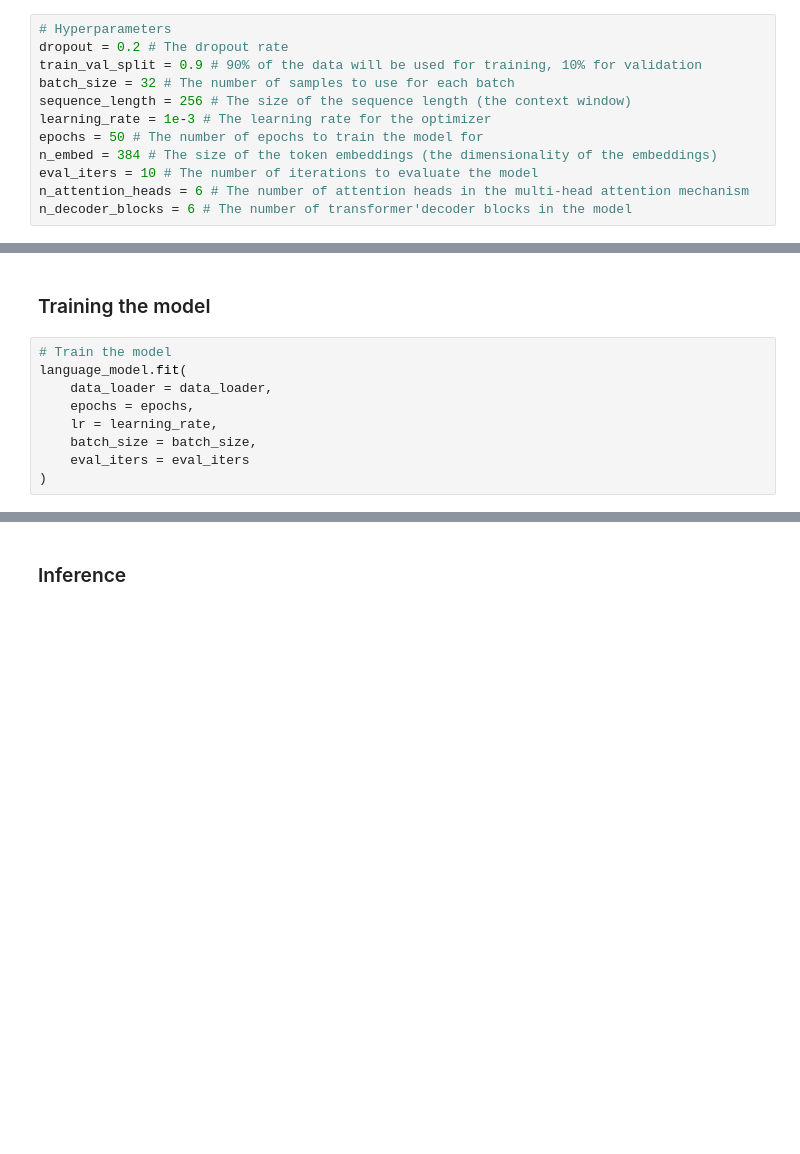
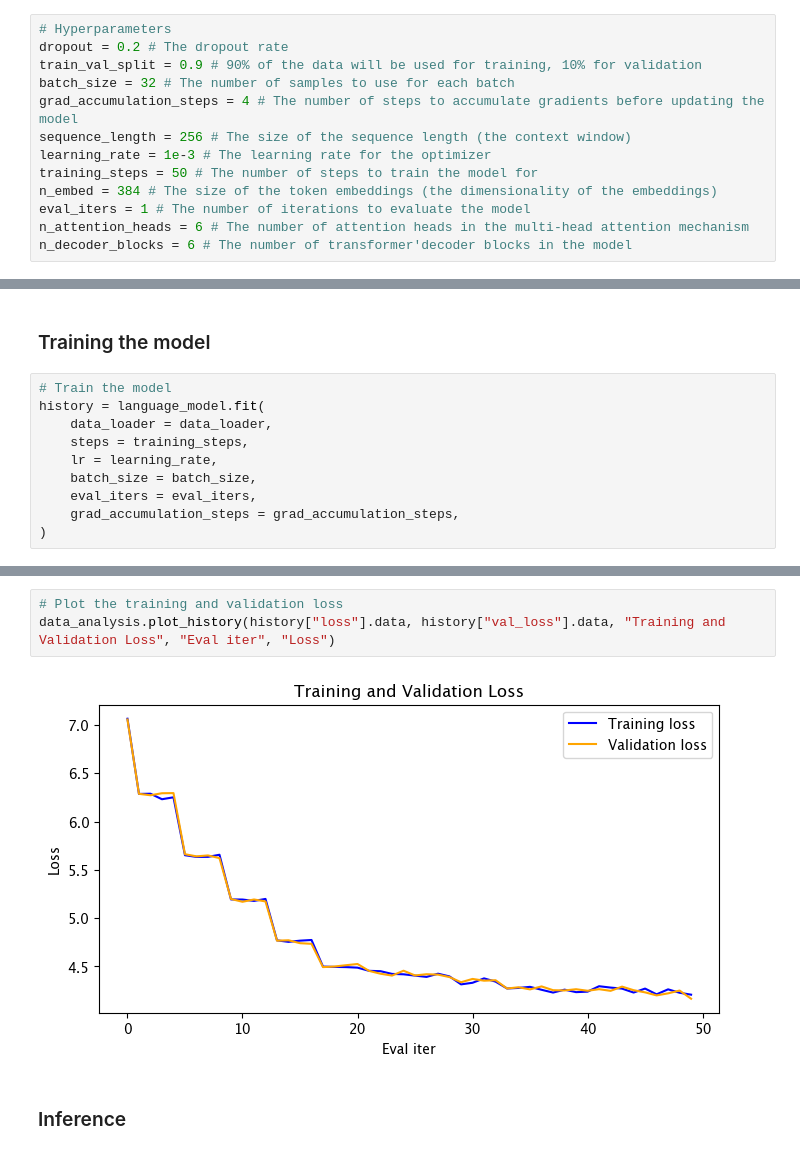
Before and after one commit to FrancescoMontanaro/Machine-Learning-from-scratch, a Jupyter notebook: Deep Learning/Transformer/train_language_model.ipynb, the cells around one changed output, grey strips where cells are left out. Cells and saved outputs as stored; diff of their text form; blank space fills up the shorter version.

```diff
--- a/Deep Learning/Transformer/train_language_model.ipynb
+++ b/Deep Learning/Transformer/train_language_model.ipynb
@@ -21,10 +21,11 @@ tokenizer_path = os.path.join(os.getcwd(), 'checkpoints', 'tokenizer.json')
 dropout = 0.2 # The dropout rate
 train_val_split = 0.9 # 90% of the data will be used for training, 10% for validation
 batch_size = 32 # The number of samples to use for each batch
+grad_accumulation_steps = 4 # The number of steps to accumulate gradients before updating the model
 sequence_length = 256 # The size of the sequence length (the context window)
 learning_rate = 1e-3 # The learning rate for the optimizer
-epochs = 50 # The number of epochs to train the model for
+training_steps = 50 # The number of steps to train the model for
 n_embed = 384 # The size of the token embeddings (the dimensionality of the embeddings)
-eval_iters = 10 # The number of iterations to evaluate the model
+eval_iters = 1 # The number of iterations to evaluate the model
 n_attention_heads = 6 # The number of attention heads in the multi-head attention mechanism
 n_decoder_blocks = 6 # The number of transformer'decoder blocks in the model
@@ -137,11 +133,12 @@ Language Model (Transformer) [output_shape=(32, 1024), params=11526400]
 ### Training the model
 # %%
 # Train the model
-language_model.fit(
+history = language_model.fit(
     data_loader = data_loader,
-    epochs = epochs,
+    steps = training_steps,
     lr = learning_rate,
     batch_size = batch_size,
-    eval_iters = eval_iters
+    eval_iters = eval_iters,
+    grad_accumulation_steps = grad_accumulation_steps,
 )
 # %% [output]
@@ -165,3 +162,8 @@ Epoch 50/50 - Train Loss: 3.8185
+# %%
+# Plot the training and validation loss
+data_analysis.plot_history(history["loss"].data, history["val_loss"].data, "Training and Validation Loss", "Eval iter", "Loss")
+# %% [output]
+[figure, added]
 # %% [markdown]
 ### Inference
 # %%
```
Also changed, not shown: parts of 6 cells of this notebook, 4 other files.
